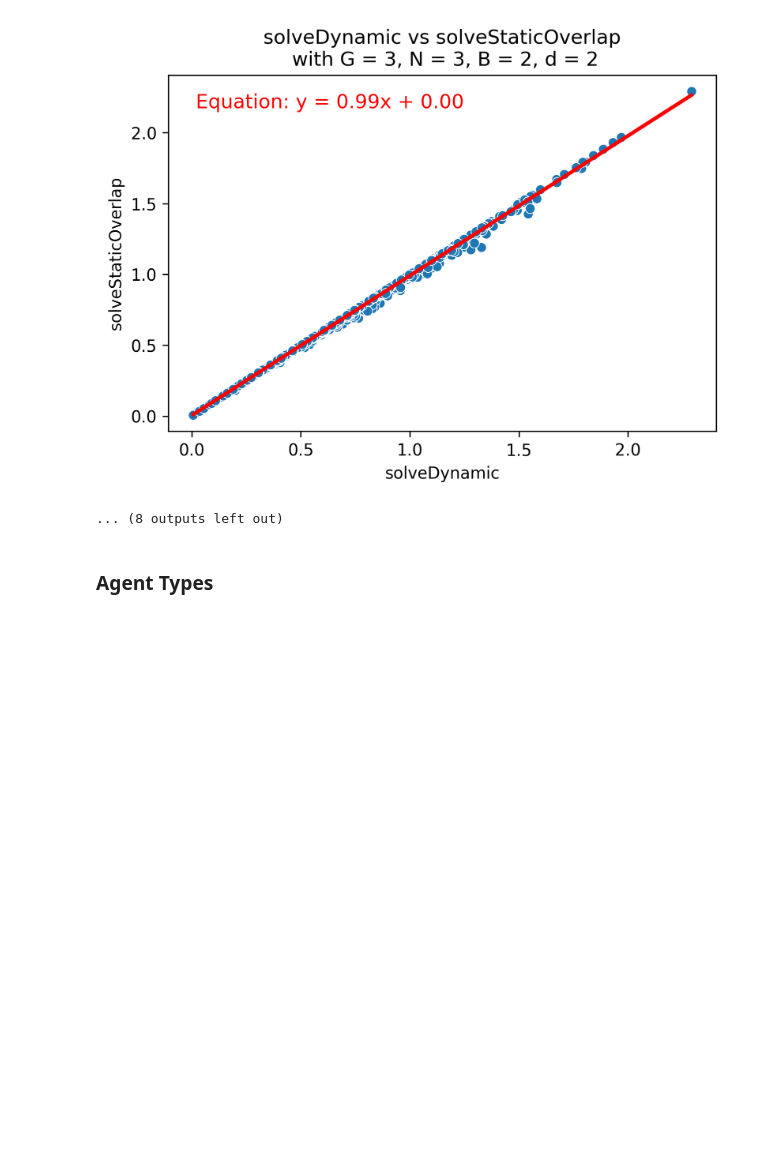
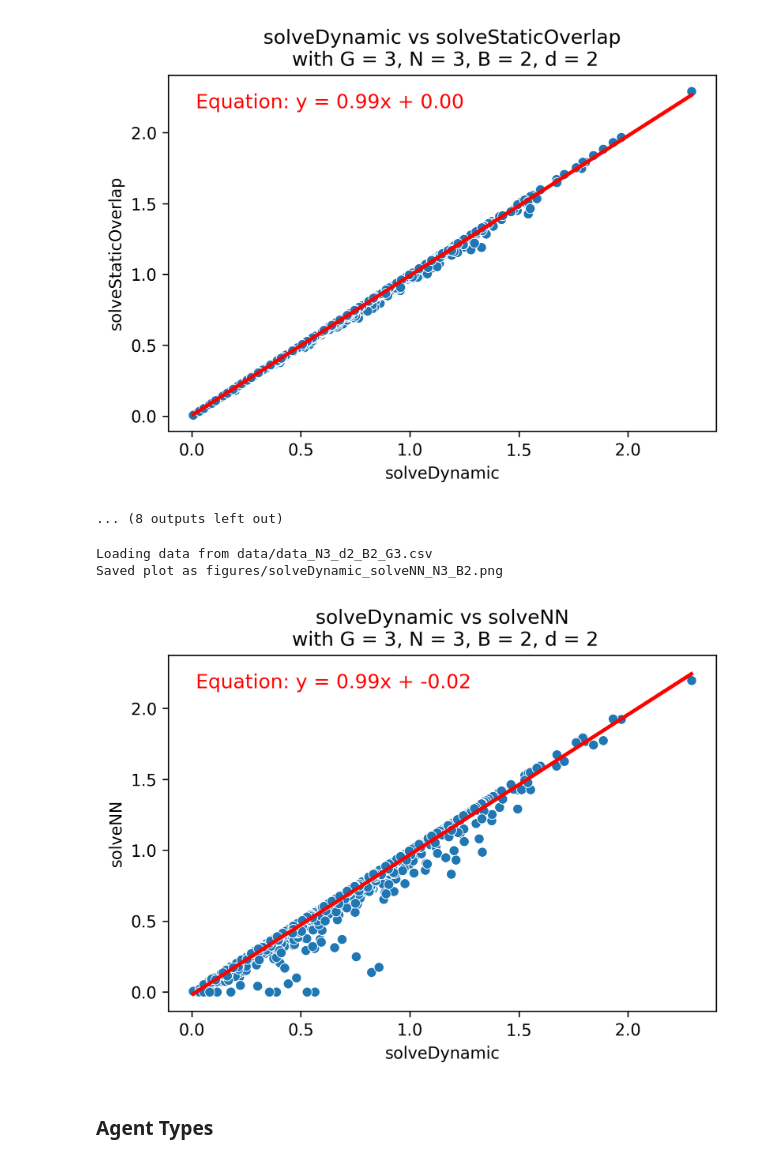
Before and after one commit to robtelloayala/pooled-testing, a Jupyter notebook: Pooled_Testing_Strategies.ipynb, the cells around one changed output. Saved outputs shown, nothing was run; the diff lists cells and outputs as text; code cells hidden in the pictures; blank space fills up the shorter version.

```diff
--- a/Pooled_Testing_Strategies.ipynb
+++ b/Pooled_Testing_Strategies.ipynb
@@ -846,3 +835,9 @@ Ratio: 10.873229255322338
+# %%
+def solveNN(agents, B, G):
+    model = train_model(num_samples, B, total_epochs, G, N, existing_epochs)
+    predicted_output = evaluate_model(model, agents)
+    predUtility = analyzeTree(boolean_list_to_tree(predicted_output, N), agents)
+    return predUtility
 # %% [markdown]
 ### Greedy Dynamic
 # %%
@@ -1794,3 +1789,13 @@ Loading data from data/data_N5_d2_B3_G5.csv
 Existing data has 10 rows, generating additional rows to reach 1000.
 Loading data from data/data_N3_d2_B2_G3.csv
 Existing data has 10 rows, generating additional rows to reach 1000.
+# %%
+# Load the CSV file
+data_path = 'data/data_N3_d2_B2_G3.csv'
+df = pd.read_csv(data_path)
+
+# Process each row to call solveNN on the agents and store the result in a new column
+df['solveNN'] = df['agents'].apply(lambda x: solveNN(ast.literal_eval(x), B = 2, G = 3))
+
+# Save the updated DataFrame back to a new CSV file (or overwrite the existing one)
+df.to_csv('data/data_N3_d2_B2_G3.csv', index=False)
@@ -1873,6 +1896,65 @@ Loading data from data/data_N3_d2_B2_G3.csv
 Saved plot as figures/solveDynamic_solveStaticOverlap_N3_B2.png
 [figure]
 ... (8 outputs left out)
+# %%
+def plot_results(x_func, y_func, combo):
+    N = combo['N']
+    d = combo['d']
+    B = combo['B']
+    G = combo['G']
+
+    # Create the filename based on the provided combination and functions
+    filename = create_filename(N, d, B, G)
+
+    # Load the DataFrame from the CSV file
+    if os.path.exists(filename):
+        print(f"Loading data from {filename}")
+        df = pd.read_csv(filename)
+    else:
+        print(f"No data found for N={N}, d={d}, B={B}, G={G}. Please generate the data first.")
+        return
+
+    # Scatter plot with line of best fit
+    sns.scatterplot(x=df[x_func.__name__], y=df[y_func.__name__])
+
+    # Fit the line
+    sns.regplot(x=df[x_func.__name__], y=df[y_func.__name__], scatter=False, color="red")
+
+    # Linear regression to get the equation of the line
+    model = LinearRegression()
+    model.fit(df[[x_func.__name__]], df[y_func.__name__])
+    slope = model.coef_[0]
+    intercept = model.intercept_
+
+    # Add labels, title, and equation
+    plt.xlabel(x_func.__name__)
+    plt.ylabel(y_func.__name__)
+    plt.title(f'{x_func.__name__} vs {y_func.__name__}\n with G = {G}, N = {N}, B = {B}, d = {d}')
+    plt.text(
+        0.05, 0.95,
+        f'Equation: y = {slope:.2f}x + {intercept:.2f}',
+        transform=plt.gca().transAxes,
+        fontsize=12,
+        verticalalignment='top',
+        color='red'
+    )
+
+    # Save the plot with the desired filename format
+    save_filename = f"figures/{x_func.__name__}_{y_func.__name__}_N{N}_B{B}.png"
+    plt.savefig(save_filename)
+    print(f"Saved plot as {save_filename}")
+
+    # Show plot
+    plt.show()
+
+# Example combos to test the plotting function
+combos = [{'N': 3, 'd': 2, 'B': 2, 'G': 3}]
+for combo in combos:
+    plot_results(solveDynamic, solveNN, combo)
+# %% [output]
+Loading data from data/data_N3_d2_B2_G3.csv
+Saved plot as figures/solveDynamic_solveNN_N3_B2.png
+[figure, added]
 # %% [markdown]
 ### Agent Types
 # %%
```
Also changed, not shown: parts of 5 cells of this notebook, 5 other files.
